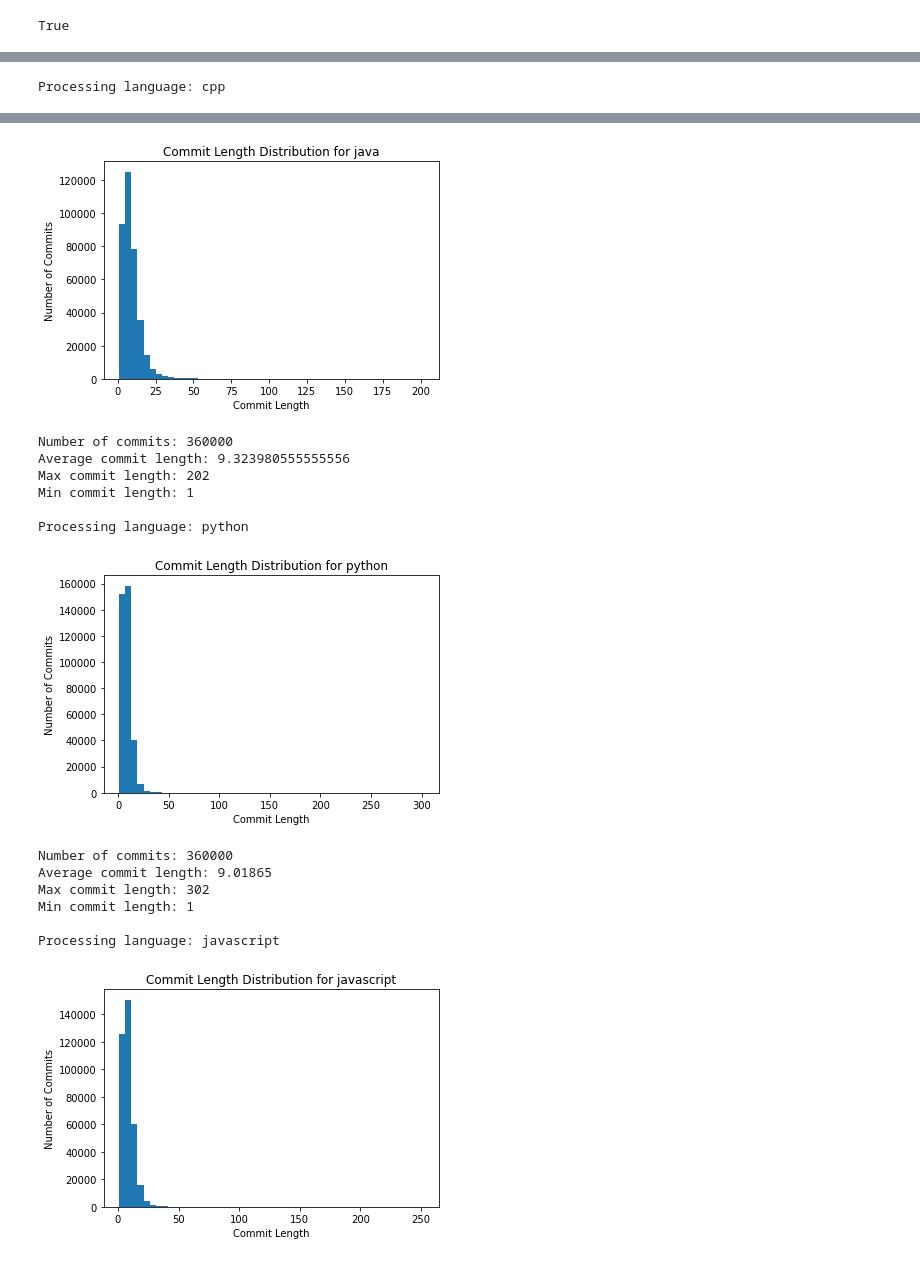
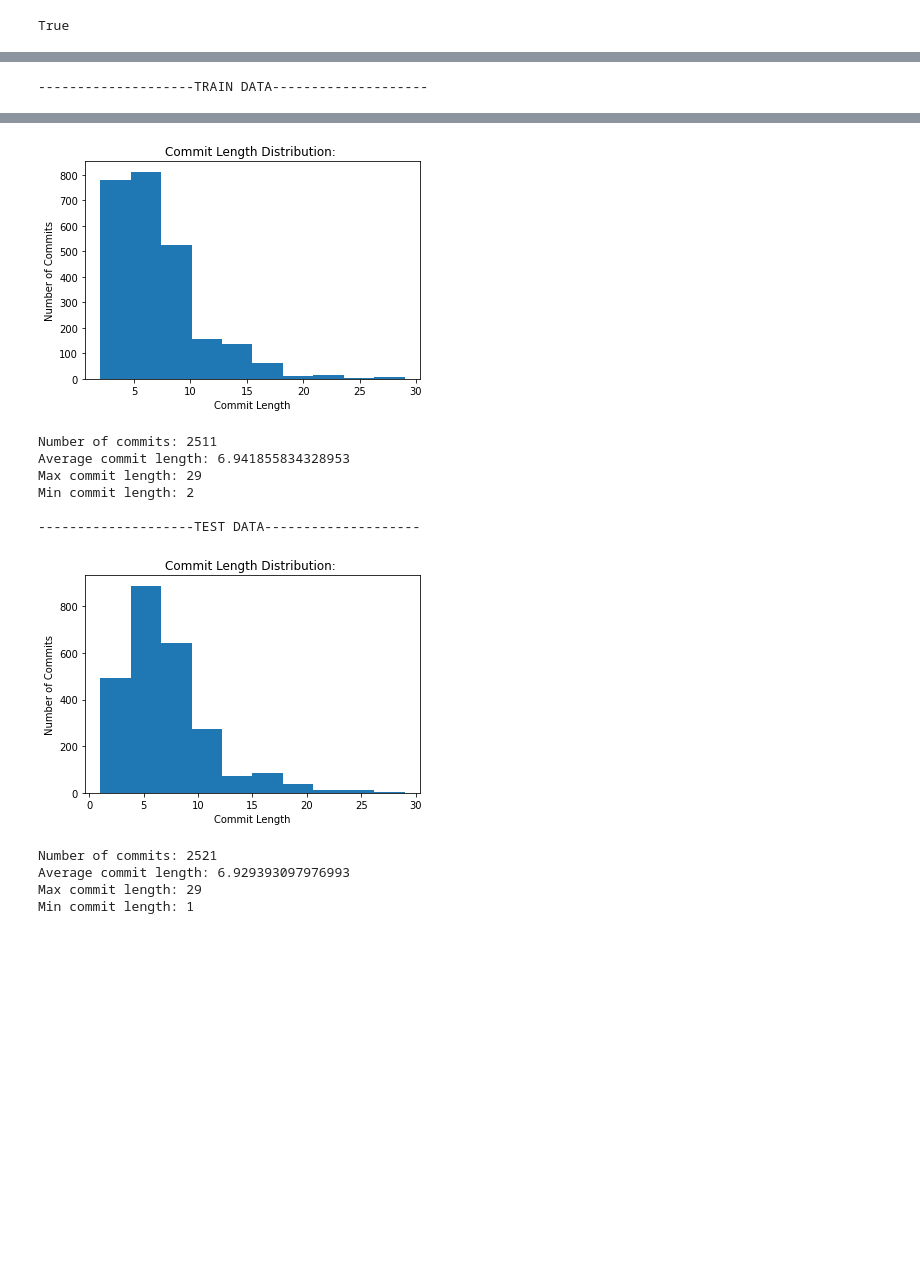
Before and after one commit to appledora/commit_generation, a Jupyter notebook: EDA.ipynb, the cells around one changed output, grey strips where cells are left out. Saved outputs shown, nothing was run; the diff lists cells and outputs as text; code cells hidden in the pictures; blank space fills up the shorter version.

```diff
--- a/EDA.ipynb
+++ b/EDA.ipynb
@@ -78,7 +63,7 @@ Number of lines in CommitMsgEmpirical/filtered_dataset/csharp/sort_random_train8
 # %%
 # open a sample diff file and commit file and print the first 10 lines of each
-SAMPLE_DIFF_FILE = 'CommitMsgEmpirical/filtered_dataset/java/sort_random_train80_valid10_test10/train.diff.txt'
-SAMPLE_COMMIT_FILE = 'CommitMsgEmpirical/filtered_dataset/java/sort_random_train80_valid10_test10/train.msg.txt'
+SAMPLE_DIFF_FILE = '/projectnb/cs505ws/students/nimzia/project/nngen/data/cleaned.train.diff'
+SAMPLE_COMMIT_FILE = '/projectnb/cs505ws/students/nimzia/project/nngen/data/cleaned.train.msg'
 
 with open(SAMPLE_DIFF_FILE, 'r') as diff_file:
     diff_lines = diff_file.readlines()
@@ -107,24 +92,38 @@ From the analysis of the histogram below, we can see that the length of commit m
 # %%
 # get the length distribution of commits for each language in the train set
-def plot_histogram(data, title, xlabel, ylabel, bins=50):
+def plot_histogram(data, title, xlabel, ylabel, bins=10):
     plt.hist(data, bins=bins)
     plt.title(title)
     plt.xlabel(xlabel)
     plt.ylabel(ylabel)
     plt.show()
 
-for language in LANGUAGES:
-    print('Processing language: {}'.format(language))
-    dataset_path = os.path.join(BASE_DATASET_PATH, language, BASE_SPLIT_NAME)
-    commit_file_path = os.path.join(dataset_path, 'train' + COMMIT_FILE_SUFFIX)
-    commit_file = open(commit_file_path, 'r')
-    commit_lines = commit_file.readlines()
-    commit_lengths = [len(line.split()) for line in commit_lines]
-    plot_histogram(commit_lengths, 'Commit Length Distribution for {}'.format(language), 'Commit Length', 'Number of Commits')
-    print('Number of commits: {}'.format(len(commit_lengths)))
-    print('Average commit length: {}'.format(sum(commit_lengths) / len(commit_lengths)))
-    print('Max commit length: {}'.format(max(commit_lengths)))
-    print('Min commit length: {}'.format(min(commit_lengths)))
-    print('')
+
+commit_lengths = [len(line.split()) for line in train_commit_lines]
+print("--------------------TRAIN DATA--------------------")
+plot_histogram(commit_lengths, 'Commit Length Distribution: ', 'Commit Length', 'Number of Commits')
+print('Number of commits: {}'.format(len(commit_lengths)))
+print('Average commit length: {}'.format(sum(commit_lengths) / len(commit_lengths)))
+print('Max commit length: {}'.format(max(commit_lengths)))
+print('Min commit length: {}'.format(min(commit_lengths)))
+print('')
+
+commit_lengths = [len(line.split()) for line in valid_commit_lines]
+print("--------------------VALID DATA--------------------")
+plot_histogram(commit_lengths, 'Commit Length Distribution: ', 'Commit Length', 'Number of Commits')
+print('Number of commits: {}'.format(len(commit_lengths)))
+print('Average commit length: {}'.format(sum(commit_lengths) / len(commit_lengths)))
+print('Max commit length: {}'.format(max(commit_lengths)))
+print('Min commit length: {}'.format(min(commit_lengths)))
+print('')
+
+commit_lengths = [len(line.split()) for line in test_commit_lines]
+print("--------------------TEST DATA--------------------")
+plot_histogram(commit_lengths, 'Commit Length Distribution: ', 'Commit Length', 'Number of Commits')
+print('Number of commits: {}'.format(len(commit_lengths)))
+print('Average commit length: {}'.format(sum(commit_lengths) / len(commit_lengths)))
+print('Max commit length: {}'.format(max(commit_lengths)))
+print('Min commit length: {}'.format(min(commit_lengths)))
+print('')
 # %% [output]
-Processing language: cpp
+--------------------TRAIN DATA--------------------
@@ -138,15 +137,12 @@ Processing language: java
-[figure, old version]
+[figure, new version]
-Number of commits: 360000
-Average commit length: 9.323980555555556
-Max commit length: 202
-Min commit length: 1
+Number of commits: 2511
+Average commit length: 6.941855834328953
+Max commit length: 29
+Min commit length: 2
 
-Processing language: python
+--------------------TEST DATA--------------------
-[figure, old version]
+[figure, new version]
-Number of commits: 360000
-Average commit length: 9.01865
-Max commit length: 302
+Number of commits: 2521
+Average commit length: 6.929393097976993
+Max commit length: 29
 Min commit length: 1
-
-Processing language: javascript
-[figure, removed]
```
Also changed, not shown: parts of 16 cells of this notebook.
